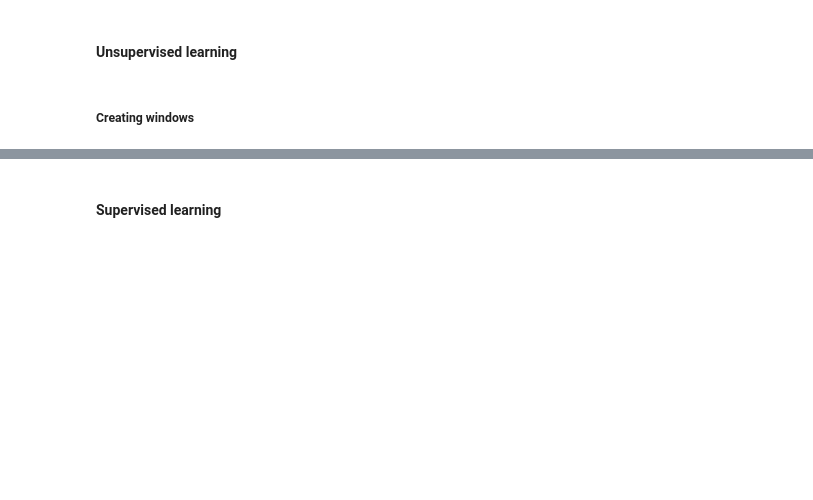
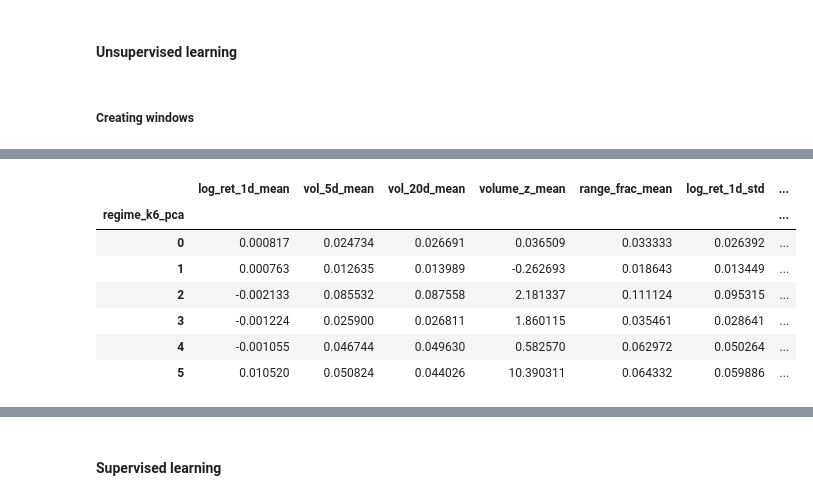
Before and after one commit to gcm107/Team-A, a Jupyter notebook: data-exploration.ipynb, the cells around one changed output, grey strips where cells are left out. Drawn from its saved outputs; the diff is of its cells as text; code cells hidden in the pictures; blank space fills up the shorter version.

Commit message:
added PCA tl learn latent features

```diff
--- a/data-exploration.ipynb
+++ b/data-exploration.ipynb
@@ -282,19 +411,76 @@ window_df.head()
 # %%
-#  window_df we created above is what we'll use for the Unsuper. learning
+# clustering + latent components (PCA)
+
 from sklearn.preprocessing import StandardScaler
+from sklearn.decomposition import PCA
 from sklearn.cluster import KMeans
 
-# feature cols in window_df
+# use same date splits as the rest of the notebook
+train_end = pd.Timestamp('2015-12-31')
+val_end   = pd.Timestamp('2018-12-31')
+
+# masks based on WINDOW END DATE. last date of window is (window_df['date']
+train_mask_win = window_df['date'] <= train_end
+val_mask_win   = (window_df['date'] > train_end) & (window_df['date'] <= val_end)
+test_mask_win  = window_df['date'] > val_end
+
 window_feature_cols = [c for c in window_df.columns if c not in ['ticker', 'date']]
 
-X_win = window_df[window_feature_cols].values
+# splitting the features by time
+X_train_win = window_df.loc[train_mask_win, window_feature_cols].to_numpy()
+X_val_win   = window_df.loc[val_mask_win,   window_feature_cols].to_numpy()
+X_test_win  = window_df.loc[test_mask_win,  window_feature_cols].to_numpy()
 
+'''
+Very IMPORTANT to only use the train data to fit the scaler.
+'''
+# ******standardize using TRAIN ONLY******
 scaler_win = StandardScaler()
-X_win_scaled = scaler_win.fit_transform(X_win)
+X_train_scaled = scaler_win.fit_transform(X_train_win)
+X_val_scaled   = scaler_win.transform(X_val_win)
+X_test_scaled  = scaler_win.transform(X_test_win)
 
-k = 6  # first guess for number of regimes; you can try 4, 6, 8, etc.
+# k-means  in original feature space to avoid leakage
 
-kmeans = KMeans(n_clusters=k, random_state=42, n_init=10)
-window_df['regime_k6'] = kmeans.fit_predict(X_win_scaled)
+k = 6  # initial guess for number of regimes. Could be tuned maybe?
 
-window_df['regime_k6'].value_counts().sort_index()
+kmeans_raw = KMeans(n_clusters=k, random_state=42, n_init=10)
+kmeans_raw.fit(X_train_scaled)
+
+window_df['regime_k6_raw'] = np.nan
+window_df.loc[train_mask_win, 'regime_k6_raw'] = kmeans_raw.predict(X_train_scaled)
+window_df.loc[val_mask_win,   'regime_k6_raw'] = kmeans_raw.predict(X_val_scaled)
+window_df.loc[test_mask_win,  'regime_k6_raw'] = kmeans_raw.predict(X_test_scaled)
+window_df['regime_k6_raw'] = window_df['regime_k6_raw'].astype('Int64')
+
+'''
+Very IMPORTANT to only use the train data to fit the scaler.
+'''
+# PCA as latent-variable. (in zybooks). ONLY USE TRAIN DATA TO FIT PCA
+pca = PCA(n_components=5, random_state=42)
+Z_train = pca.fit_transform(X_train_scaled)  # latent features
+Z_val   = pca.transform(X_val_scaled)
+Z_test  = pca.transform(X_test_scaled)
+
+#  k-means on latent PCA space ***AGAIN:  train-only fit***
+kmeans_pca = KMeans(n_clusters=k, random_state=42, n_init=10)
+kmeans_pca.fit(Z_train)
+
+window_df['regime_k6_pca'] = np.nan
+window_df.loc[train_mask_win, 'regime_k6_pca'] = kmeans_pca.predict(Z_train)
+window_df.loc[val_mask_win,   'regime_k6_pca'] = kmeans_pca.predict(Z_val)
+window_df.loc[test_mask_win,  'regime_k6_pca'] = kmeans_pca.predict(Z_test)
+window_df['regime_k6_pca'] = window_df['regime_k6_pca'].astype('Int64')
+
+#  profiles of PCA regimes
+regime_profile_pca = (
+    window_df
+    .groupby('regime_k6_pca')[window_feature_cols]
+    .mean()
+    .assign(count=window_df.groupby('regime_k6_pca').size())
+)
+
+print("Regime counts (PCA space):")
+print(window_df['regime_k6_pca'].value_counts().sort_index())
+regime_profile_pca
+# %% [output]
@@ -300,0 +496,8 @@ window_df['regime_k6'].value_counts().sort_index()
+|  | log_ret_1d_mean | vol_5d_mean | vol_20d_mean | volume_z_mean | range_frac_mean | log_ret_1d_std | ... |
+| regime_k6_pca |  |  |  |  |  |  | ... |
+| 0 | 0.000817 | 0.024734 | 0.026691 | 0.036509 | 0.033333 | 0.026392 | ... |
+| 1 | 0.000763 | 0.012635 | 0.013989 | -0.262693 | 0.018643 | 0.013449 | ... |
+| 2 | -0.002133 | 0.085532 | 0.087558 | 2.181337 | 0.111124 | 0.095315 | ... |
+| 3 | -0.001224 | 0.025900 | 0.026811 | 1.860115 | 0.035461 | 0.028641 | ... |
+| 4 | -0.001055 | 0.046744 | 0.049630 | 0.582570 | 0.062972 | 0.050264 | ... |
+| 5 | 0.010520 | 0.050824 | 0.044026 | 10.390311 | 0.064332 | 0.059886 | ... |
```
Also changed, not shown: parts of 15 cells of this notebook, 1 other file.
